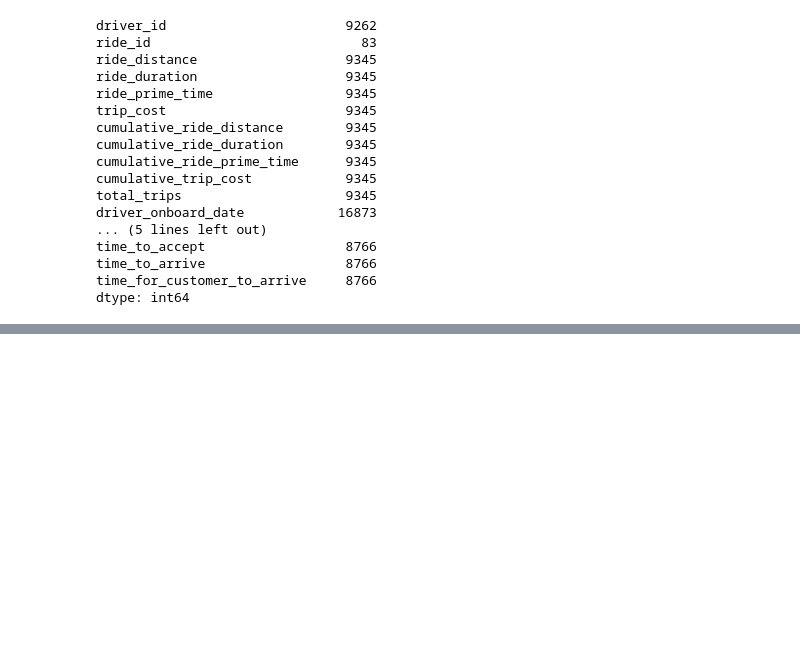
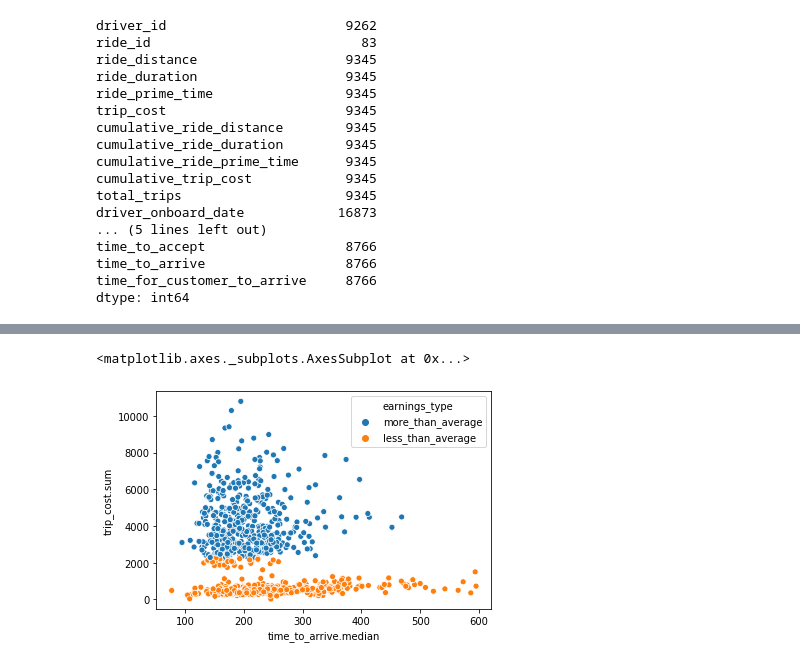
Before and after one commit to mancunian1792/lyft_data_challenge, a Jupyter notebook: data_exploration.ipynb, the cells around one changed output, grey strips where cells are left out. Saved outputs shown, nothing was run; the diff lists cells and outputs as text; code cells hidden in the pictures; blank space fills up the shorter version.

```diff
--- a/data_exploration.ipynb
+++ b/data_exploration.ipynb
@@ -146,0 +192,9 @@ Index(['driver_id', 'ride_id', 'ride_distance', 'ride_duration',
+# %%
+average_rider_earnings = grouped_full["trip_cost.sum"].mean()
+# %%
+grouped_full["earnings_type"] = grouped_full["trip_cost.sum"].apply(lambda x: "more_than_average" if x > average_rider_earnings else "less_than_average")
+# %%
+sns.scatterplot(data=grouped_full, y="trip_cost.sum", x="time_to_arrive.median", hue="earnings_type")
+# %% [output]
+<matplotlib.axes._subplots.AxesSubplot at 0x...>
+[figure, added]
```
Also changed, not shown: parts of 67 cells of this notebook.
